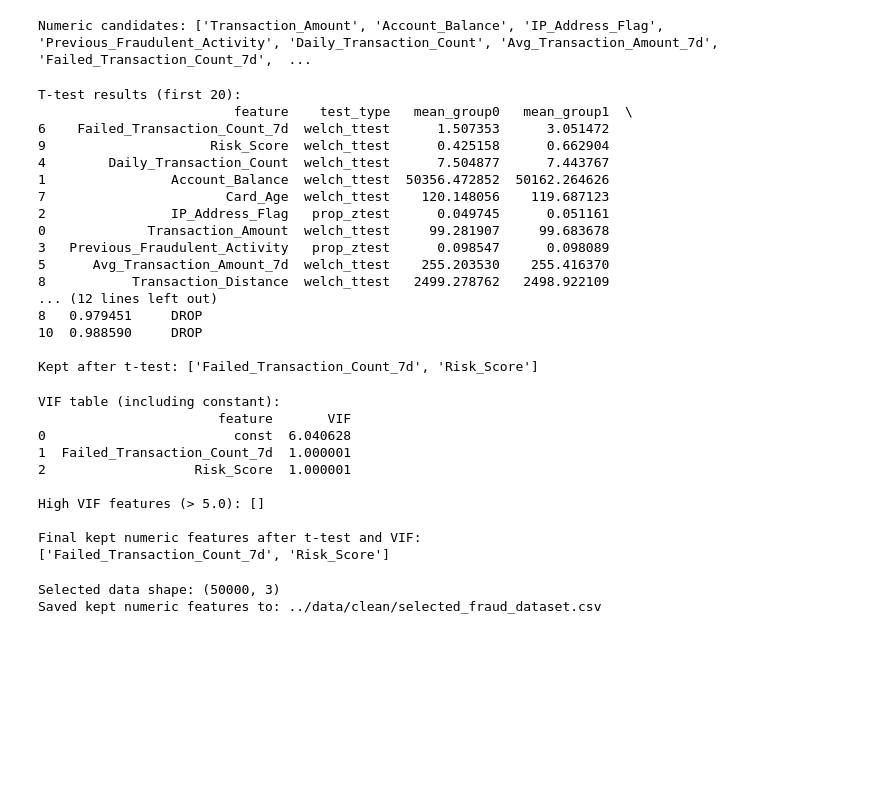
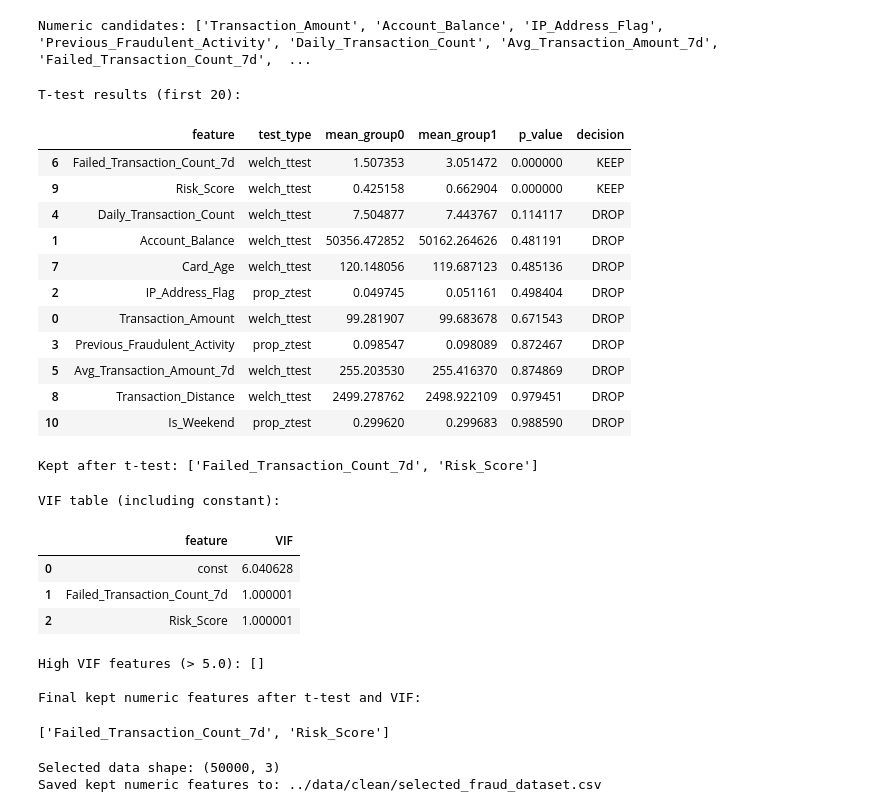
Before and after one commit to luispabloaiello-da/W7PJ_Project_Fraud_Scoring_Service, a Jupyter notebook: notebooks/01_filter_numeric_ttest_vif.ipynb, the cells around one changed output. Cells and saved outputs as stored; diff of their text form; code cells hidden in the pictures; blank space fills up the shorter version.

```diff
--- a/notebooks/01_filter_numeric_ttest_vif.ipynb
+++ b/notebooks/01_filter_numeric_ttest_vif.ipynb
@@ -118,51 +118,48 @@ for col in numeric_cols_all:
         # If any group has too few values or zero variance, t-test can be unstable
         if len(x0) < 5 or len(x1) < 5:
             p_value = np.nan
             decision = "DROP (not enough variation/data)"
             reject = False
         elif x0.std(ddof=1) == 0 or x1.std(ddof=1) == 0:
             p_value = np.nan
             decision = "DROP (not enough variation/data)"
             reject = False
         else:
             # Welch's t-test (doesn't assume equal variances)
             t_stat, p_value = stats.ttest_ind(x0, x1, equal_var=False)  # Welch's t-test (one-sided)
             reject = (p_value < alpha)
             decision = "KEEP" if reject else "DROP"
 
         ttest_results.append([col, "welch_ttest", mean0, mean1, p_value, decision])
 
         if reject:
             keep_after_ttest.append(col)
 
 # Show t-test summary
 ttest_df = pd.DataFrame(ttest_results, columns=["feature", "test_type", "mean_group0", "mean_group1", "p_value", "decision"])
-print("\nT-test results (first 20):")
-print(ttest_df.sort_values("p_value", na_position="last").head(20))
+print("\nT-test results (first 20):\n")
+display(ttest_df.sort_values("p_value", na_position="last").head(20))
 print("\nKept after t-test:", keep_after_ttest)
 
 # If nothing passed (rare), fall back to using all numeric cols to avoid empty set
 if len(keep_after_ttest) == 0:
     print("\n[Note] No columns passed the t-test threshold; using all numeric columns as fallback.")
     keep_after_ttest = numeric_cols_all.copy()
 # %% [output]
 T-test results (first 20):
-                         feature    test_type   mean_group0   mean_group1  \
-6    Failed_Transaction_Count_7d  welch_ttest      1.507353      3.051472
-9                     Risk_Score  welch_ttest      0.425158      0.662904
-4        Daily_Transaction_Count  welch_ttest      7.504877      7.443767
-1                Account_Balance  welch_ttest  50356.472852  50162.264626
-7                       Card_Age  welch_ttest    120.148056    119.687123
-2                IP_Address_Flag   prop_ztest      0.049745      0.051161
-0             Transaction_Amount  welch_ttest     99.281907     99.683678
-3   Previous_Fraudulent_Activity   prop_ztest      0.098547      0.098089
-5      Avg_Transaction_Amount_7d  welch_ttest    255.203530    255.416370
-8           Transaction_Distance  welch_ttest   2499.278762   2498.922109
-... (12 lines left out)
-8   0.979451     DROP
-10  0.988590     DROP
-
-Kept after t-test: ['Failed_Transaction_Count_7d', 'Risk_Score']
+|  | feature | test_type | mean_group0 | mean_group1 | p_value | decision |
+| 6 | Failed_Transaction_Count_7d | welch_ttest | 1.507353 | 3.051472 | 0.000000 | KEEP |
+| 9 | Risk_Score | welch_ttest | 0.425158 | 0.662904 | 0.000000 | KEEP |
+| 4 | Daily_Transaction_Count | welch_ttest | 7.504877 | 7.443767 | 0.114117 | DROP |
+| 1 | Account_Balance | welch_ttest | 50356.472852 | 50162.264626 | 0.481191 | DROP |
+| 7 | Card_Age | welch_ttest | 120.148056 | 119.687123 | 0.485136 | DROP |
+| 2 | IP_Address_Flag | prop_ztest | 0.049745 | 0.051161 | 0.498404 | DROP |
+| 0 | Transaction_Amount | welch_ttest | 99.281907 | 99.683678 | 0.671543 | DROP |
+| 3 | Previous_Fraudulent_Activity | prop_ztest | 0.098547 | 0.098089 | 0.872467 | DROP |
+| 5 | Avg_Transaction_Amount_7d | welch_ttest | 255.203530 | 255.416370 | 0.874869 | DROP |
+| 8 | Transaction_Distance | welch_ttest | 2499.278762 | 2498.922109 | 0.979451 | DROP |
+| 10 | Is_Weekend | prop_ztest | 0.299620 | 0.299683 | 0.988590 | DROP |
+Kept after t-test: ['Failed_Transaction_Count_7d', 'Risk_Score']
 # %%
 # =========================
 # Step 3 — VIF analysis (on remaining columns)
@@ -197,7 +194,7 @@ for i, col in enumerate(X_vif_const.columns):
 
 vif_df = pd.DataFrame(vif_data, columns=["feature", "VIF"])
 print("\nVIF table (including constant):")
-print(vif_df)
+display(vif_df)
 
 # Filter to features only (exclude constant)
 vif_features_df = vif_df[vif_df["feature"] != "const"].copy()
@@ -215,18 +212,17 @@ if len(final_kept) == 0:
     final_kept = lowest_vif_row["feature"].tolist()
 
 print("\nFinal kept numeric features after t-test and VIF:")
-print(final_kept)
+display(final_kept)
 # %% [output]
 VIF table (including constant):
-                       feature       VIF
-0                        const  6.040628
-1  Failed_Transaction_Count_7d  1.000001
-2                   Risk_Score  1.000001
-
-High VIF features (> 5.0): []
-
-Final kept numeric features after t-test and VIF:
-['Failed_Transaction_Count_7d', 'Risk_Score']
+|  | feature | VIF |
+| 0 | const | 6.040628 |
+| 1 | Failed_Transaction_Count_7d | 1.000001 |
+| 2 | Risk_Score | 1.000001 |
+High VIF features (> 5.0): []
+
+Final kept numeric features after t-test and VIF:
+['Failed_Transaction_Count_7d', 'Risk_Score']
 # %%
 # =========================
 # Step 4 — Summary / Next step
```
Also changed, not shown: 3 other files.
